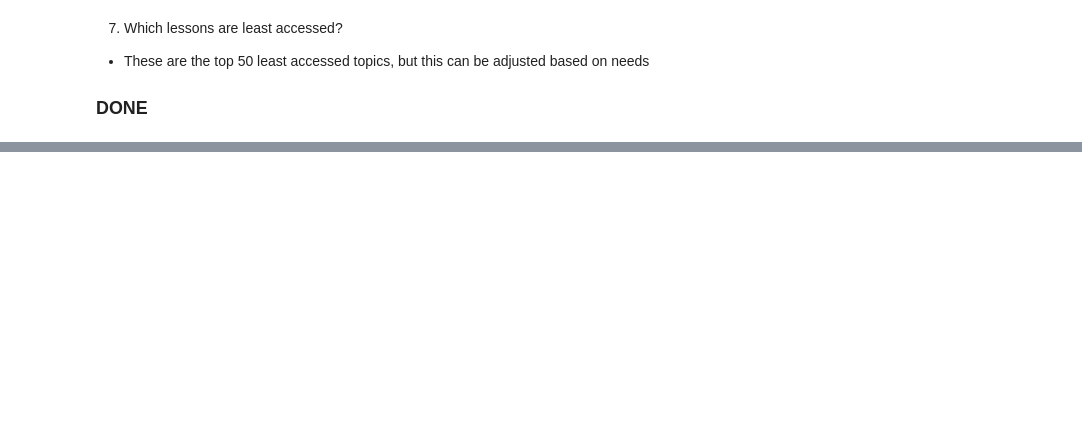
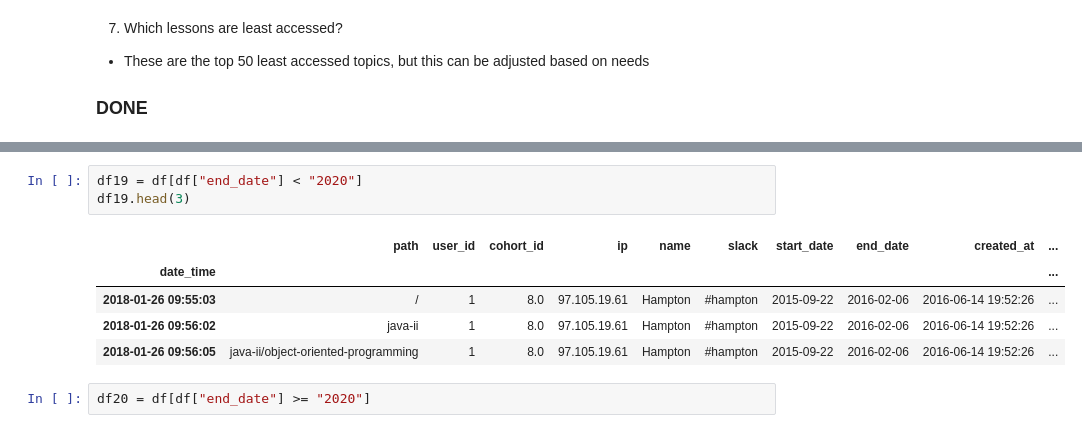
Before and after one commit to Schmidl-Gautam/anomaly_detection_project, a Jupyter notebook: wrangle.ipynb, the cells around one changed output, grey strips where cells are left out. Cells and saved outputs as stored; diff of their text form; blank space fills up the shorter version.

```diff
--- a/wrangle.ipynb
+++ b/wrangle.ipynb
@@ -100,0 +195,11 @@ df1["path"].value_counts(ascending=True).nsmallest(n=50, keep="first").to_dict()
+# %%
+df19 = df[df["end_date"] < "2020"]
+df19.head(3)
+# %% [output]
+|  | path | user_id | cohort_id | ip | name | slack | start_date | end_date | created_at | ... |
+| date_time |  |  |  |  |  |  |  |  |  | ... |
+| 2018-01-26 09:55:03 | / | 1 | 8.0 | 97.105.19.61 | Hampton | #hampton | 2015-09-22 | 2016-02-06 | 2016-06-14 19:52:26 | ... |
+| 2018-01-26 09:56:02 | java-ii | 1 | 8.0 | 97.105.19.61 | Hampton | #hampton | 2015-09-22 | 2016-02-06 | 2016-06-14 19:52:26 | ... |
+| 2018-01-26 09:56:05 | java-ii/object-oriented-programming | 1 | 8.0 | 97.105.19.61 | Hampton | #hampton | 2015-09-22 | 2016-02-06 | 2016-06-14 19:52:26 | ... |
+# %%
+df20 = df[df["end_date"] >= "2020"]
```
Also changed, not shown: parts of 10 cells of this notebook, 1 other file.
